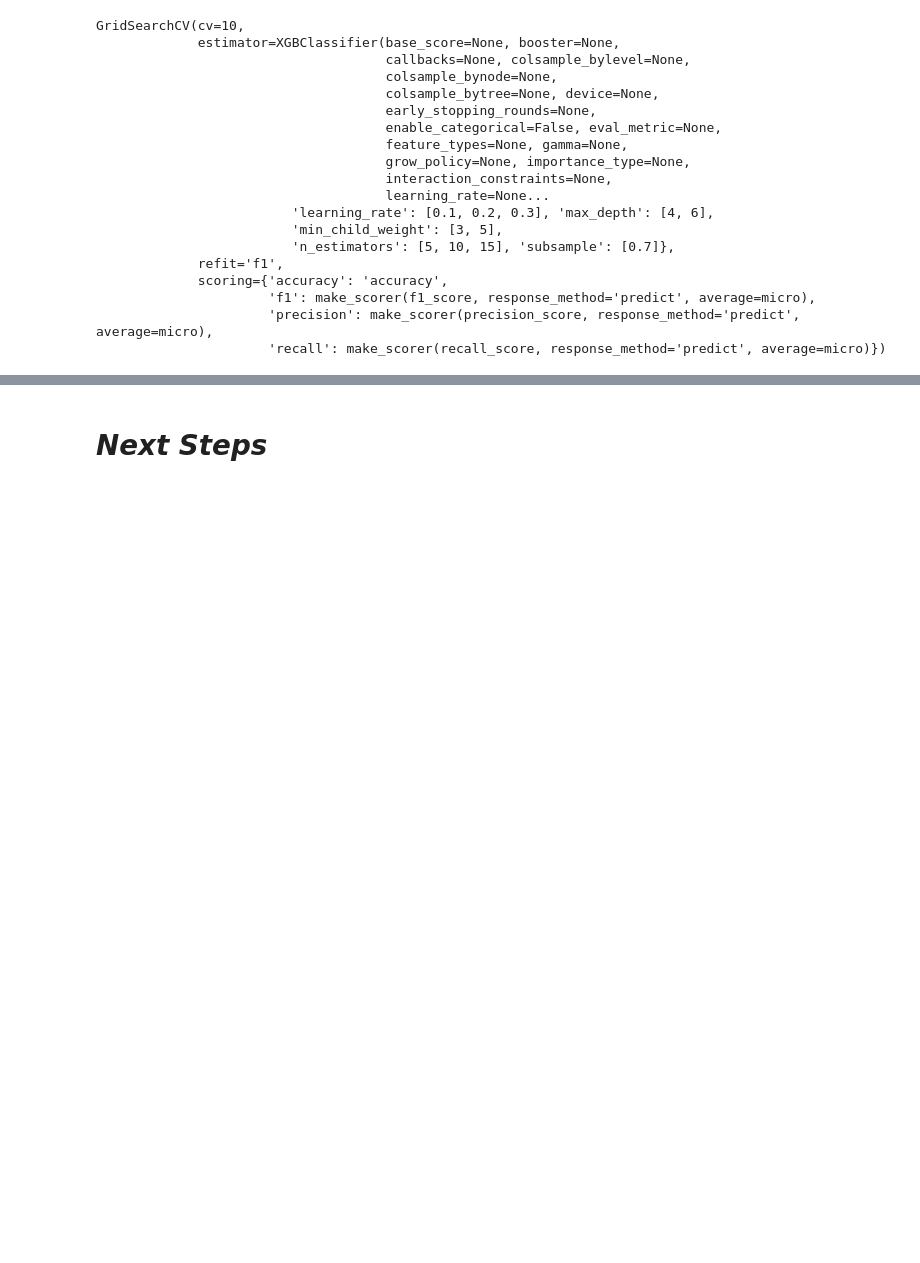
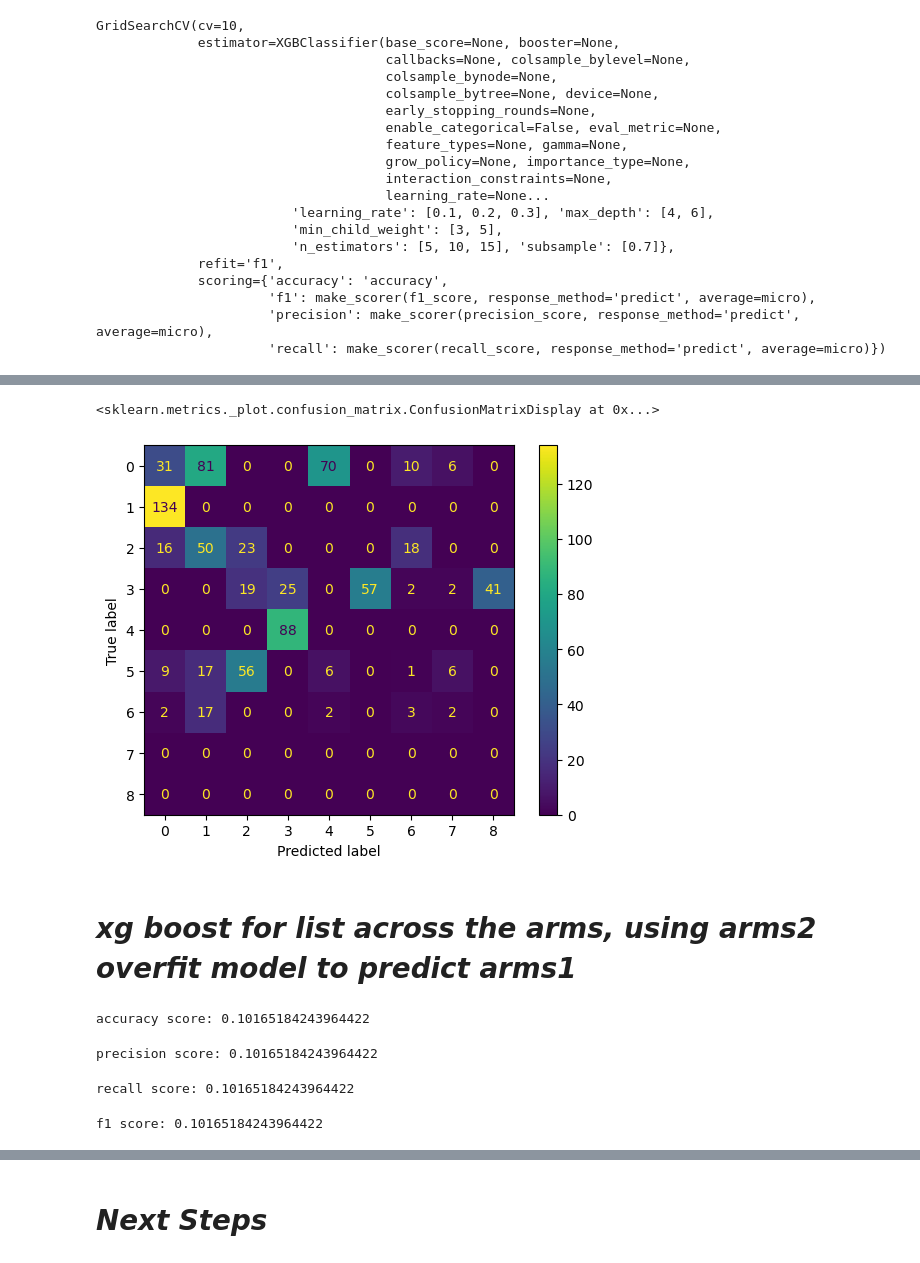
Before and after one commit to lundq163/FRF_results_viz, a Jupyter notebook: GBM_work/GBM.ipynb, the cells around one changed output, grey strips where cells are left out. Cells and saved outputs as stored; diff of their text form; code cells hidden in the pictures; blank space fills up the shorter version.

```diff
--- a/GBM_work/GBM.ipynb
+++ b/GBM_work/GBM.ipynb
@@ -526,0 +538,2 @@ plot_importance(xgb_cv.best_estimator_)
+# %%
+y_pred_arms2_with_arms1_model = xgb_cv_arms1.predict(X_test_arms2)
@@ -526,0 +560,9 @@ plot_importance(xgb_cv.best_estimator_)
+# %%
+cm_arms2_with_arms1_model = metrics.confusion_matrix(y_test_arms2, y_pred_arms2_with_arms1_model)
+# %%
+disp = metrics.ConfusionMatrixDisplay(confusion_matrix=cm_arms2_with_arms1_model, display_labels=xgb_cv_arms1.classes_)
+# %%
+disp.plot()
+# %% [output]
+<sklearn.metrics._plot.confusion_matrix.ConfusionMatrixDisplay at 0x...>
+[figure, added]
@@ -526,0 +571,2 @@ plot_importance(xgb_cv.best_estimator_)
+# %% [markdown]
+# *xg boost for list across the arms, using arms2 overfit model to predict arms1*
@@ -526,0 +575,20 @@ plot_importance(xgb_cv.best_estimator_)
+# %%
+ac_score_arms1_with_arms2_model = metrics.accuracy_score(y_test_arms1, y_pred_arms1_with_arms2_model)
+print('accuracy score:', ac_score_arms1_with_arms2_model)
+# %% [output]
+accuracy score: 0.10165184243964422
+# %%
+pc_score_arms1_with_arms2_model = precision_score(y_test_arms1, y_pred_arms1_with_arms2_model, average='micro')
+print('precision score:', pc_score_arms1_with_arms2_model)
+# %% [output]
+precision score: 0.10165184243964422
+# %%
+rc_score_arms1_with_arms2_model = metrics.recall_score(y_test_arms1, y_pred_arms1_with_arms2_model, average='micro')
+print('recall score:', rc_score_arms1_with_arms2_model)
+# %% [output]
+recall score: 0.10165184243964422
+# %%
+f1_score_arms1_with_arms2_model = metrics.f1_score(y_test_arms1, y_pred_arms1_with_arms2_model, average='micro')
+print('f1 score:', f1_score_arms1_with_arms2_model)
+# %% [output]
+f1 score: 0.10165184243964422
```
Also changed, not shown: parts of 47 cells of this notebook, 3 other files.
